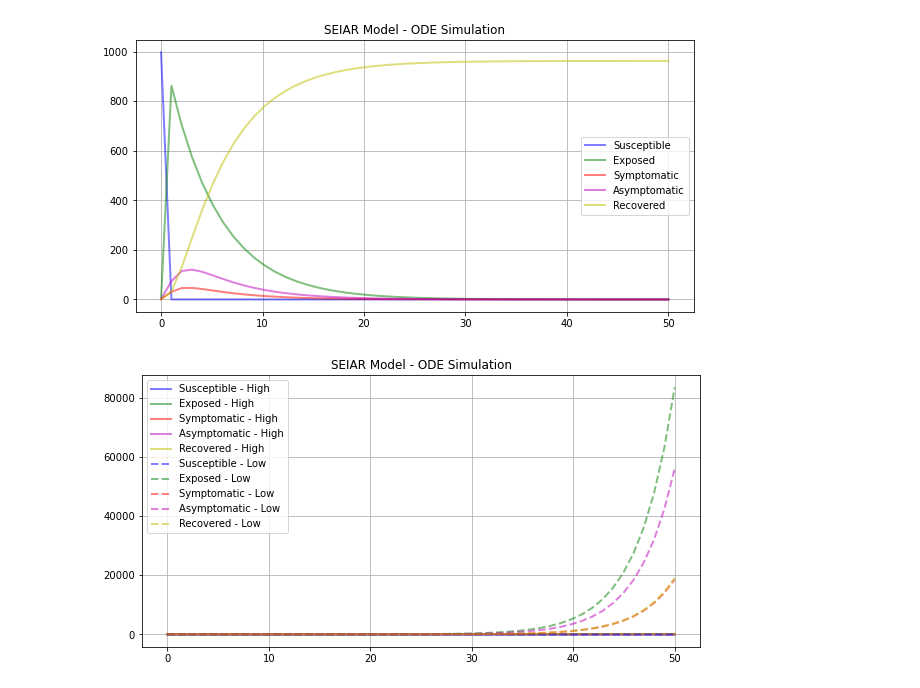
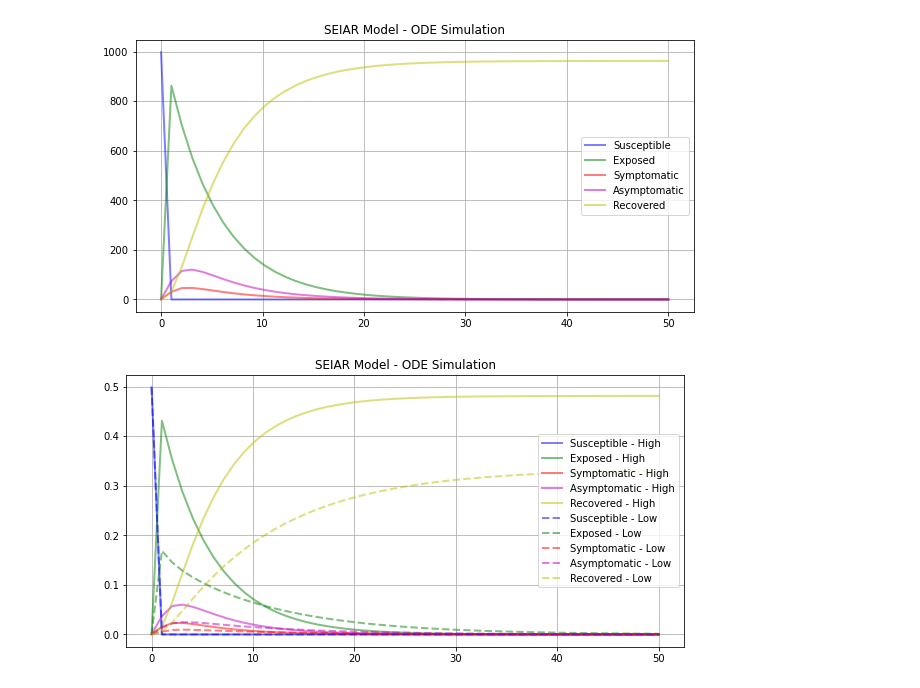
Before and after one commit to kazi0302/COVID-19-Modeling-and-Parameter-Fitting, a Jupyter notebook: ODE simulator/Simulator.ipynb, the cells around one changed output. Cells and saved outputs as stored; diff of their text form; code cells hidden in the pictures.

```diff
--- a/ODE simulator/Simulator.ipynb
+++ b/ODE simulator/Simulator.ipynb
@@ -86,20 +86,20 @@ plt.show()
 [figure]
 # %%
 # set initial condition
-H = 100
+H = 1000
 E_High, I_High, A_High, R_High = 1, 1, 1, 0
 S_High = H - E_High - I_High - A_High - R_High
 
-L = 200
+L = 1000
 E_Low, I_Low, A_Low, R_Low = 1, 1, 1, 0
 S_Low = L - E_Low - I_Low - A_Low - R_Low
 
 N = H + L
 
-beta_IH, beta_AH = 0.9, 0.9 # transmission rate
-gamma = 0.33 # incubation rate
+beta_IH, beta_AH = 0.5, 0.45 # transmission rate
+gamma = 0.2 # incubation rate
 theta = 0.3 # proportion showing symptom
-lam = 0.07 # infection period (1/lambda)
+lam = 0.7 # infection period (1/lambda)
 delta = 0.1 # death rate per day
 
 t = np.linspace(0, 50, 50)
@@ -125,32 +125,32 @@ def deriv_High_and_Low(y, t, beta_IH, beta_AH, gamma, theta, lam, delta):
     dA_Low = ((1 - theta) * gamma * E_Low) - (lam * A_Low)
 
     dR_High = lam * (I_High + A_High)
     dR_Low = lam * (I_Low + A_Low)
 
     return dS_High, dS_Low, dE_High, dE_Low, dI_High, dI_Low, dA_High, dA_Low, dR_High, dR_Low
 
 # combine initial condition
 y0 = S_High, S_Low, E_High, E_Low, I_High, I_Low, A_High, A_Low, R_High, R_Low
 
 # solve ODE
 ret = odeint(deriv_High_and_Low, y0, t, args=(beta_IH, beta_AH, gamma, theta, lam, delta))
 S_High, S_Low, E_High, E_Low, I_High, I_Low, A_High, A_Low, R_High, R_Low = ret.T
 
 # plot ODE
 fig, ax = plt.subplots(figsize = (10,5))
-ax.set_title(f'SEIAR Model - ODE Simulation')
+ax.set_title('SEIAR Model - ODE Simulation')
 ax.plot(t, S_High / N, 'b-', alpha=0.5, lw=2, label='Susceptible - High')
 ax.plot(t, E_High / N, 'g-', alpha=0.5, lw=2, label='Exposed - High')
 ax.plot(t, I_High / N, 'r-', alpha=0.5, lw=2, label='Symptomatic - High')
 ax.plot(t, A_High / N, 'm-', alpha=0.5, lw=2, label='Asymptomatic - High')
 ax.plot(t, R_High / N, 'y-', alpha=0.5, lw=2, label='Recovered - High')
 ax.plot(t, S_Low / N, 'b--', alpha=0.5, lw=2, label='Susceptible - Low')
 ax.plot(t, E_Low / N, 'g--', alpha=0.5, lw=2, label='Exposed - Low')
 ax.plot(t, I_Low / N, 'r--', alpha=0.5, lw=2, label='Symptomatic - Low')
 ax.plot(t, A_Low / N, 'm--', alpha=0.5, lw=2, label='Asymptomatic - Low')
 ax.plot(t, R_Low / N, 'y--', alpha=0.5, lw=2, label='Recovered - Low')
 ax.legend()
 ax.grid()
 plt.show()
 # %% [output]
-[figure, old version]
+[figure, new version]
```
